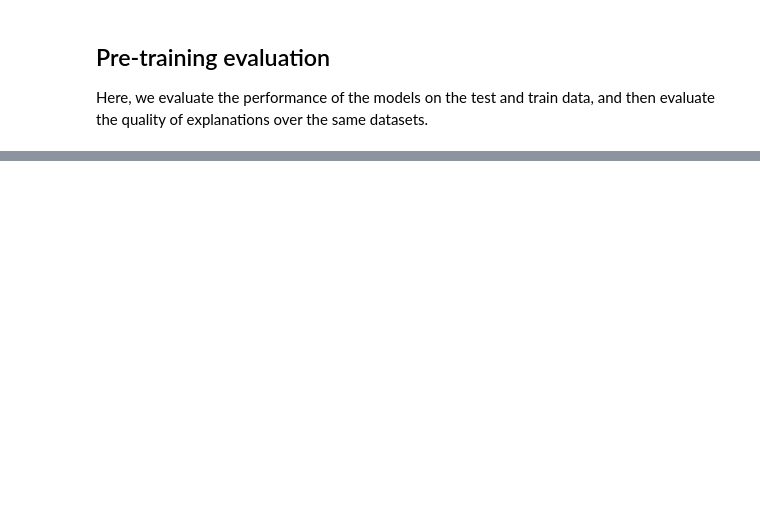
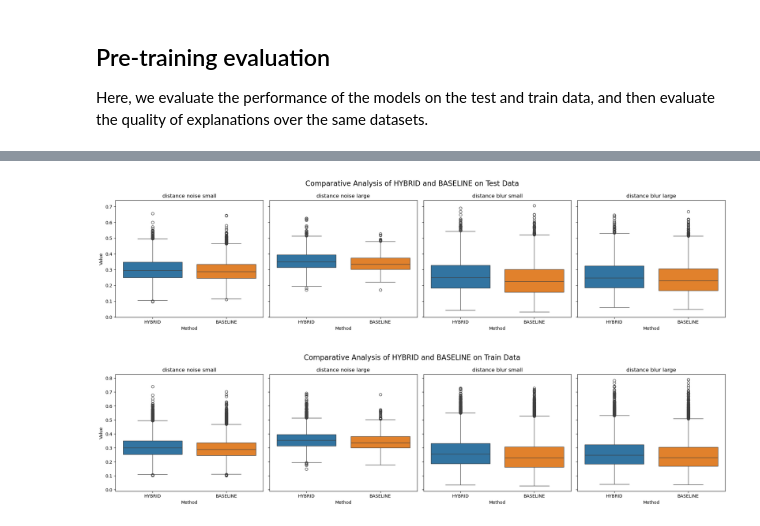
Before and after one commit to CharlesHiggins-stai/RL-LRP, a Jupyter notebook: testing_sandbox/post_training_evaluation.ipynb, the cells around one changed output, grey strips where cells are left out. Drawn from its saved outputs; the diff is of its cells as text; code cells hidden in the pictures; blank space fills up the shorter version.

Commit message:
local changes including first batch of results --- running second batch with updated parameters to polarise results

```diff
--- a/testing_sandbox/post_training_evaluation.ipynb
+++ b/testing_sandbox/post_training_evaluation.ipynb
@@ -185,8 +211,12 @@ print("WARNING: EVAULUATING EXPLANATIONS IS TOO COMPUTATIONALLY INTENSE FOR A NO
 # %%
-df_train = pd.read_csv("train_explanations.csv")
-df_test = pd.read_csv("test_explanations.csv")
+ROOT_DIR = "/Users/charleshiggins/Personal/CharlesPhD/CodeRepo/xai_intervention/RL-LRP"
+df_train = pd.read_csv(f"{ROOT_DIR}/explanation_evaluation_CIFAR10__train_results.csv")
+df_test = pd.read_csv(f"{ROOT_DIR}/explanation_evaluation_CIFAR10__test_results.csv")
 plot_comparative_figure(df_test, "HYBRID", "BASELINE", "Test")
 plot_comparative_figure(df_train, "HYBRID", "BASELINE", "Train")
+# %% [output]
+[figure, added]
+[figure, added]
 # %%
 df_train.to_csv("hybrid-baseline-CIFAR10_train_results.csv")
 df_test.to_csv("hybrid-baseline-CIFAR10_test_results.csv")
```
Also changed, not shown: parts of 3 cells of this notebook, 7 other files.
